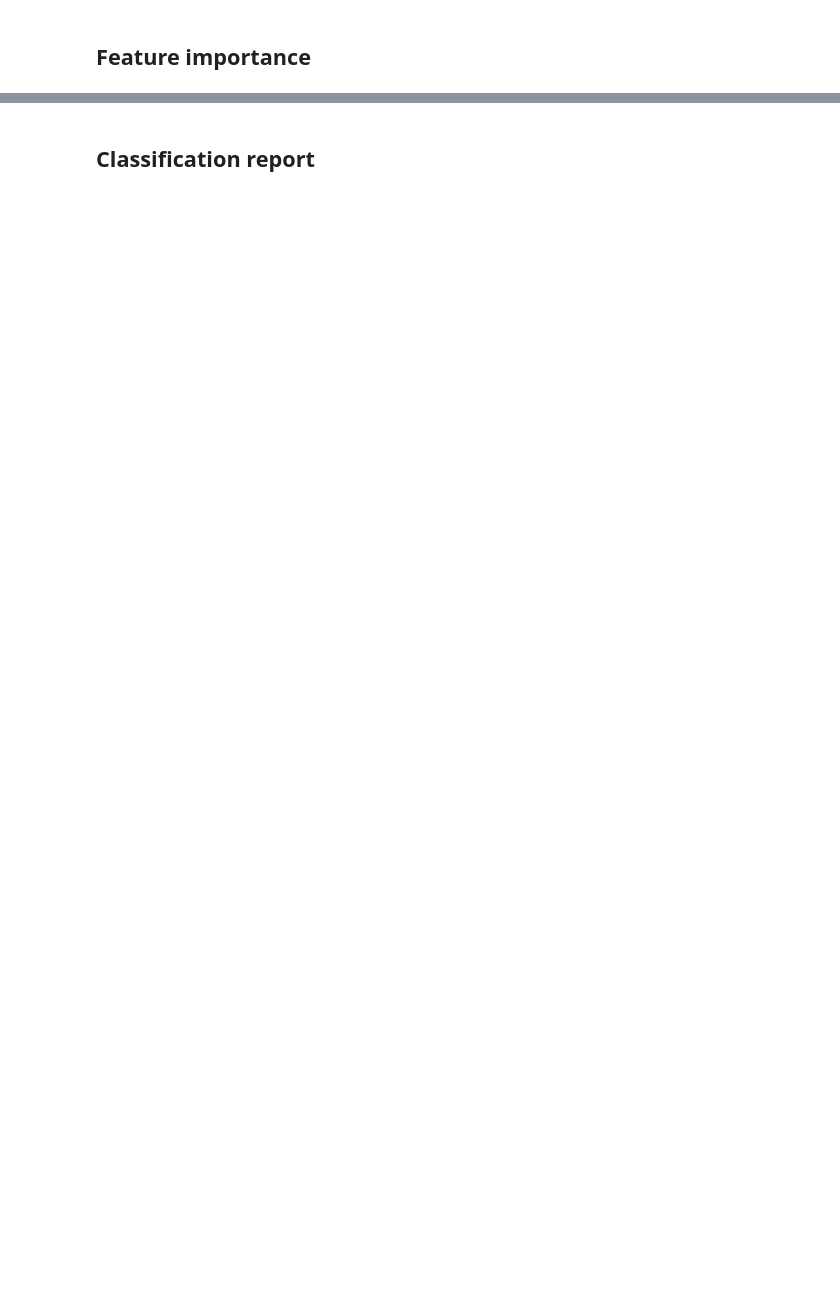
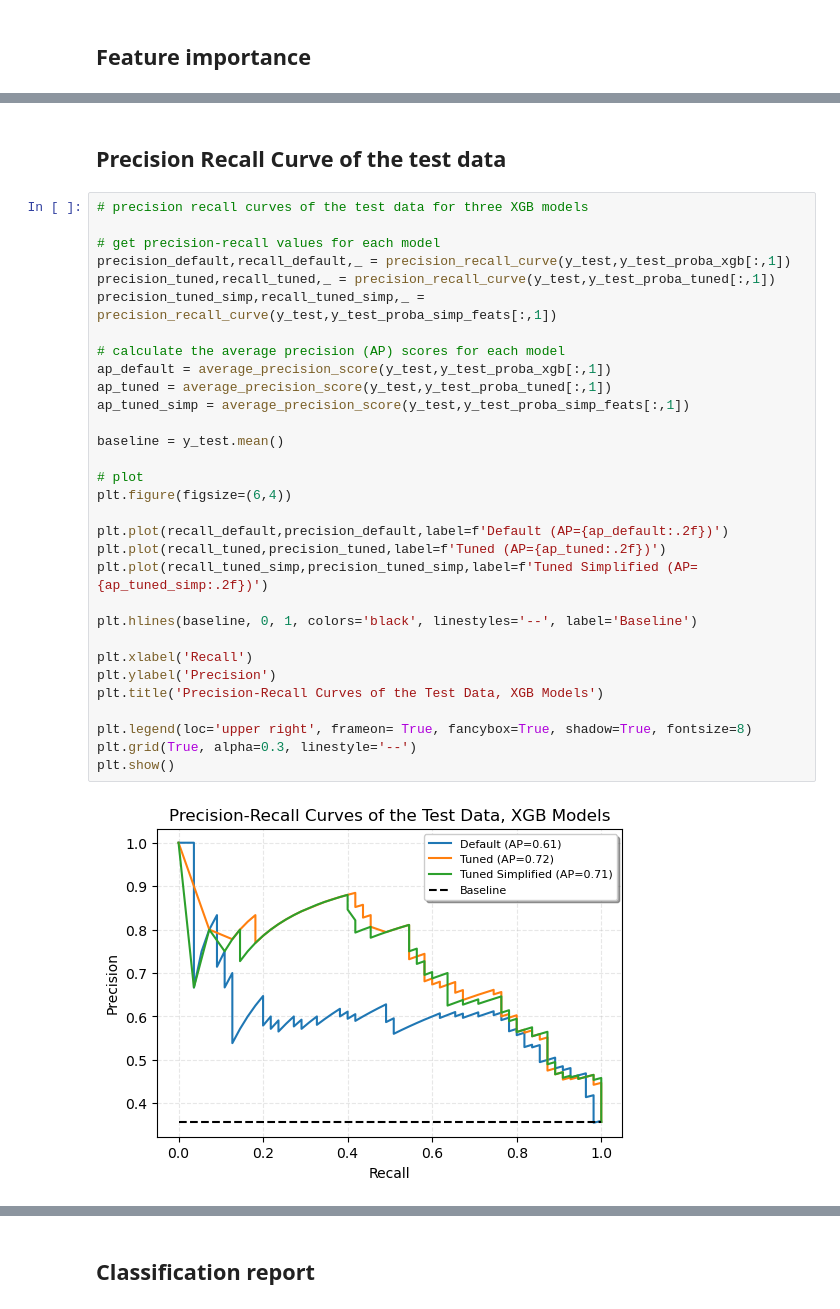
Before and after one commit to apl888/diabetes-prediction, a Jupyter notebook: notebooks/3_XGBoost_model.ipynb, the cells around one changed output, grey strips where cells are left out. Drawn from its saved outputs; the diff is of its cells as text; blank space fills up the shorter version.

```diff
--- a/notebooks/3_XGBoost_model.ipynb
+++ b/notebooks/3_XGBoost_model.ipynb
@@ -352,0 +494,35 @@ I will run the metrics here for both full and edited features for more convenien
+# %% [markdown]
+## Precision Recall Curve of the test data
+# %%
+# precision recall curves of the test data for three XGB models
+
+# get precision-recall values for each model
+precision_default,recall_default,_ = precision_recall_curve(y_test,y_test_proba_xgb[:,1])
+precision_tuned,recall_tuned,_ = precision_recall_curve(y_test,y_test_proba_tuned[:,1])
+precision_tuned_simp,recall_tuned_simp,_ = precision_recall_curve(y_test,y_test_proba_simp_feats[:,1])
+
+# calculate the average precision (AP) scores for each model
+ap_default = average_precision_score(y_test,y_test_proba_xgb[:,1])
+ap_tuned = average_precision_score(y_test,y_test_proba_tuned[:,1])
+ap_tuned_simp = average_precision_score(y_test,y_test_proba_simp_feats[:,1])
+
+baseline = y_test.mean()
+
+# plot
+plt.figure(figsize=(6,4))
+
+plt.plot(recall_default,precision_default,label=f'Default (AP={ap_default:.2f})')
+plt.plot(recall_tuned,precision_tuned,label=f'Tuned (AP={ap_tuned:.2f})')
+plt.plot(recall_tuned_simp,precision_tuned_simp,label=f'Tuned Simplified (AP={ap_tuned_simp:.2f})')
+
+plt.hlines(baseline, 0, 1, colors='black', linestyles='--', label='Baseline')
+
+plt.xlabel('Recall')
+plt.ylabel('Precision')
+plt.title('Precision-Recall Curves of the Test Data, XGB Models')
+
+plt.legend(loc='upper right', frameon= True, fancybox=True, shadow=True, fontsize=8)
+plt.grid(True, alpha=0.3, linestyle='--')
+plt.show()
+# %% [output]
+[figure, added]
```
Also changed, not shown: parts of 102 cells of this notebook, 10 other files.
